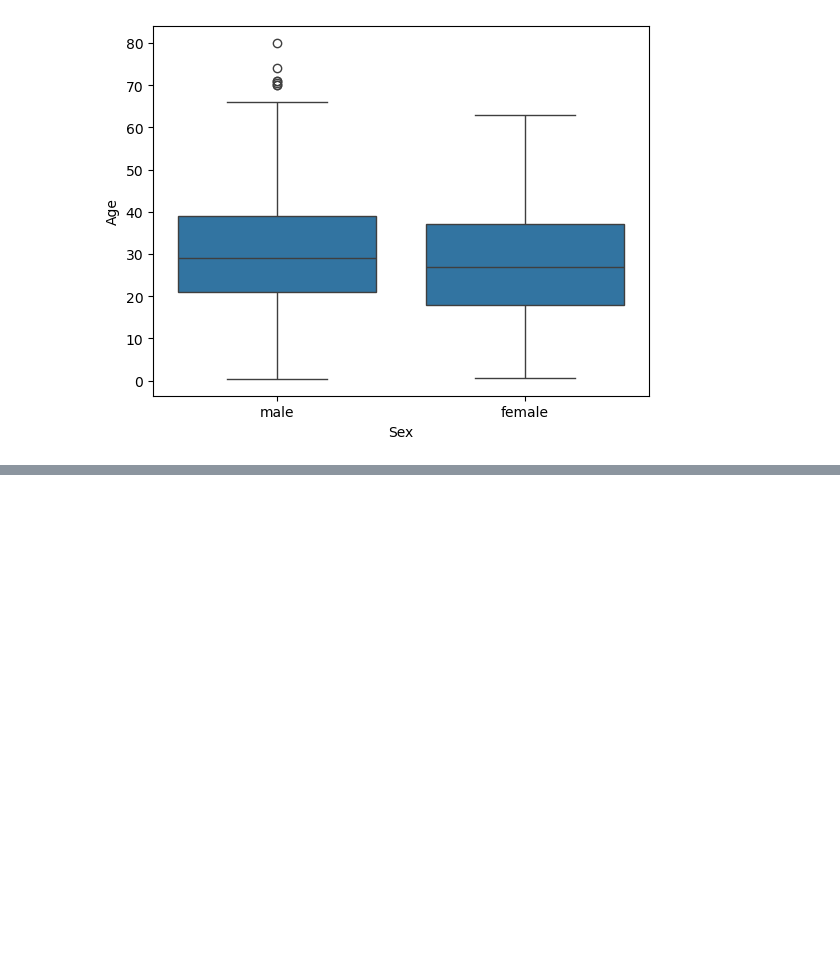
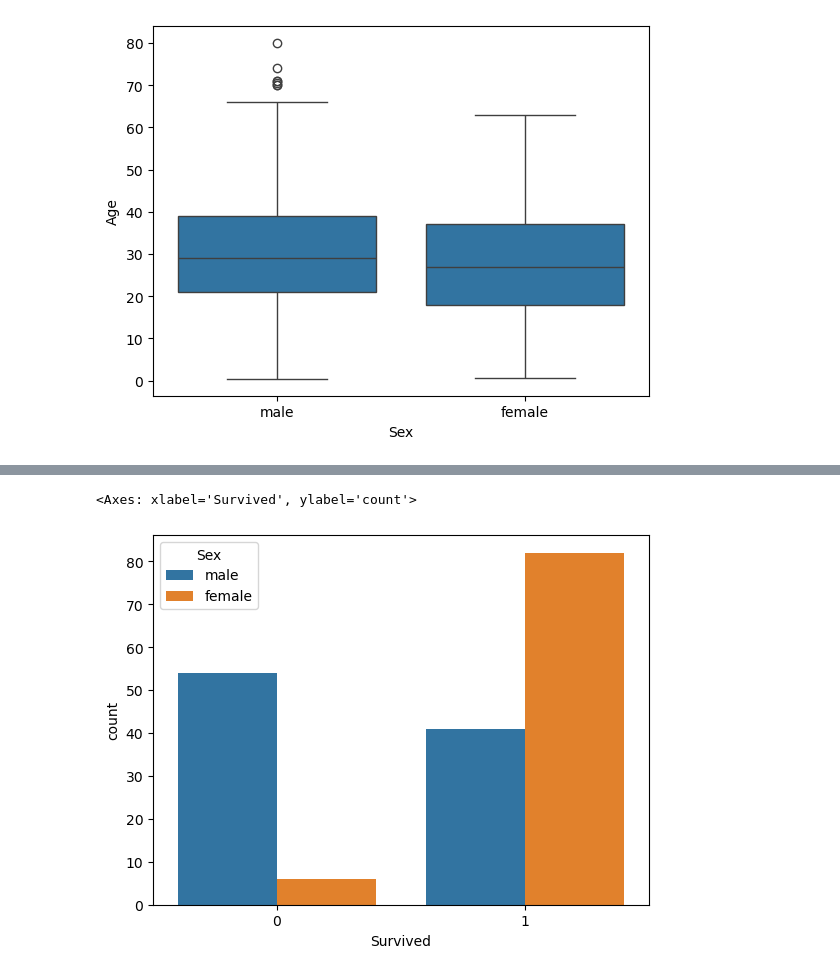
Before and after one commit to Adnan-Assad/ML_Series, a Jupyter notebook: intro_logistic_regression.ipynb, the cells around one changed output, grey strips where cells are left out. Cells and saved outputs as stored; diff of their text form; code cells hidden in the pictures; blank space fills up the shorter version.

```diff
--- a/intro_logistic_regression.ipynb
+++ b/intro_logistic_regression.ipynb
@@ -131,0 +178,22 @@ sns.boxplot(data=data, x='Sex', y='Age')
+# %%
+def fill_age(columns):
+    age = columns['Age']
+    pclass = columns['Pclass']
+
+    if pd.isnull(age):
+        if pclass == 1:
+            return pclass_1_median
+        elif pclass == 2:
+            return pclass_2_median
+        else:
+            return pclass_3_median
+
+    else:
+        return age
+# %%
+data['age'] = data[['Age', 'Pclass']].apply(fill_age, axis=1)
+# %%
+data.dropna(inplace=True)
+
+
+data.info()
@@ -131,0 +230,5 @@ sns.boxplot(data=data, x='Sex', y='Age')
+# %%
+data.drop(
+    columns=['PassengerId', 'Name', 'Ticket'],
+    inplace=True
+)
@@ -131,0 +244,5 @@ sns.boxplot(data=data, x='Sex', y='Age')
+# %%
+sns.countplot(data=data, x='Survived' , hue='Sex')
+# %% [output]
+<Axes: xlabel='Survived', ylabel='count'>
+[figure, added]
```
Also changed, not shown: parts of 8 cells of this notebook, 6 other files.
